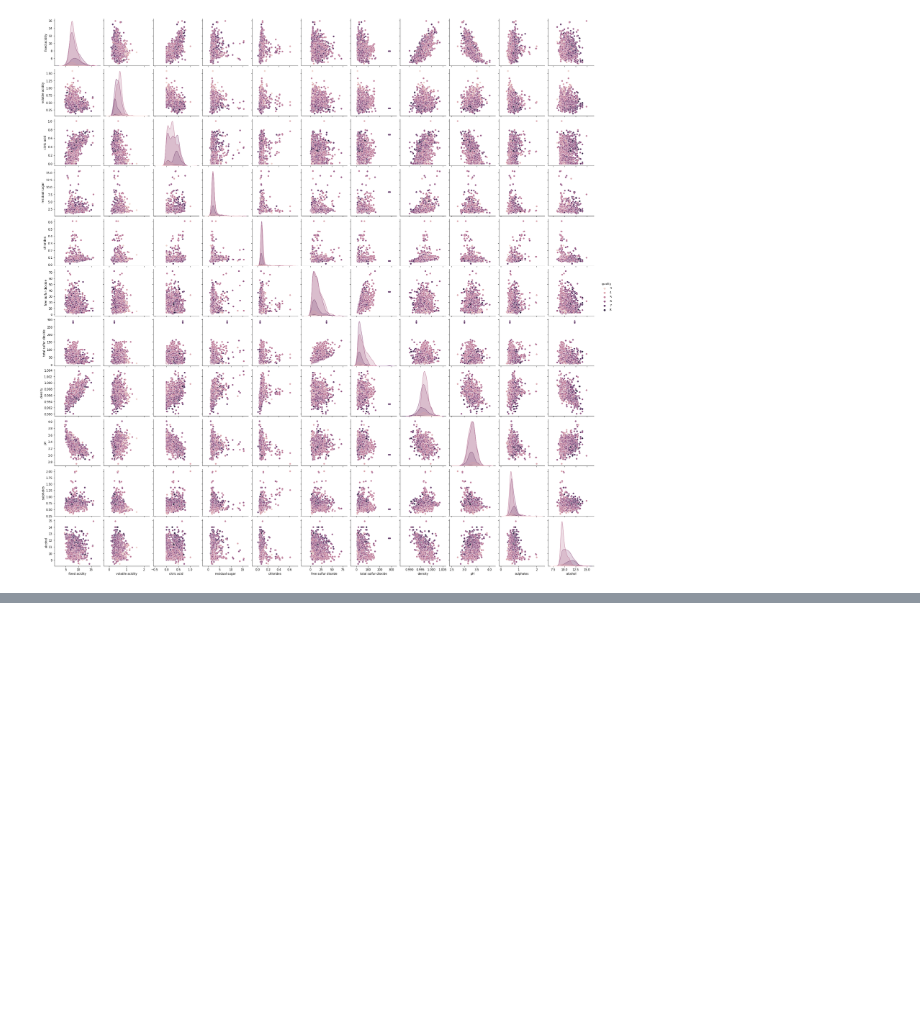
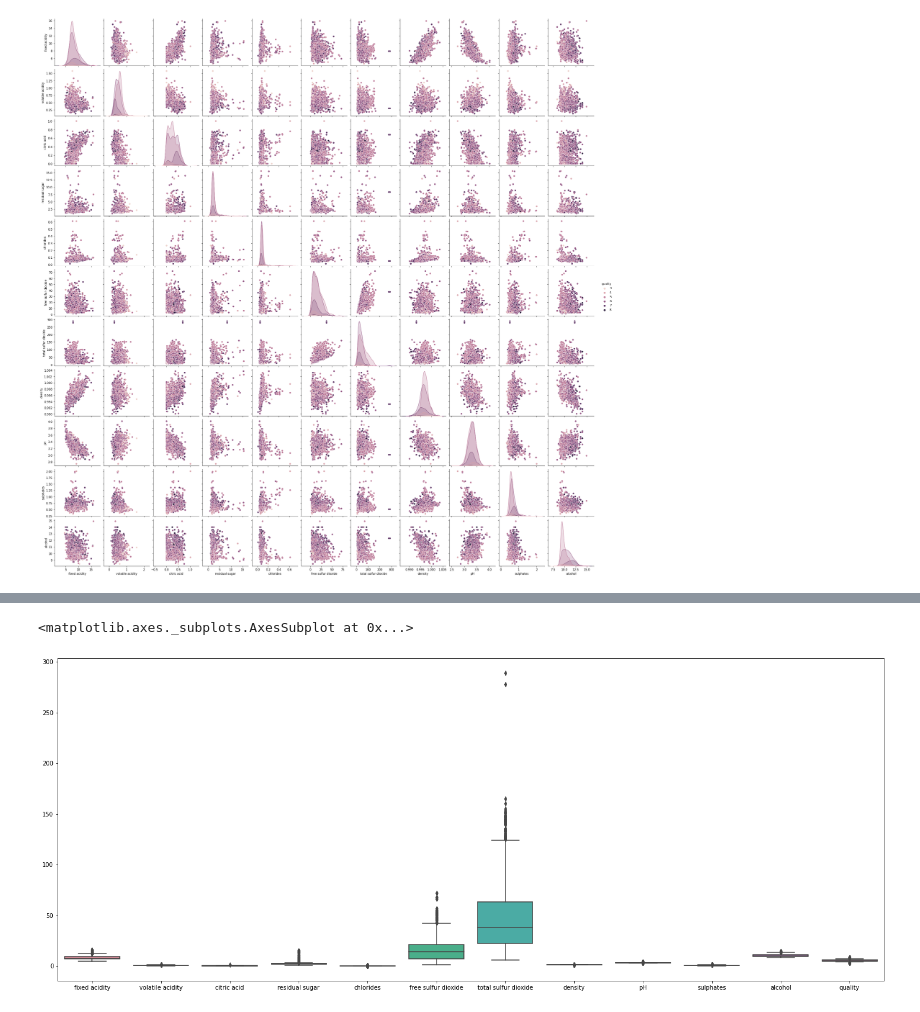
Before and after one commit to Tveralina/ML_-_Data_analysis, a Jupyter notebook: Laboratory_work_1_Tverkaeva.ipynb, the cells around one changed output, grey strips where cells are left out. Drawn from its saved outputs; the diff is of its cells as text; code cells hidden in the pictures; blank space fills up the shorter version.

```diff
--- a/Support_vector_machine(SVM)_Tverkaeva.ipynb
+++ b/Laboratory_work_1_Tverkaeva.ipynb
@@ -115,0 +136,7 @@ sns.pairplot(ds_new, hue='quality')
+# %%
+# Построение гистограммы для последующего удаления выбросов
+plt.figure(figsize=(25,10))
+sns.boxplot(data=ds_new)
+# %% [output]
+<matplotlib.axes._subplots.AxesSubplot at 0x...>
+[figure, added]
```
Also changed, not shown: parts of 22 cells of this notebook.
